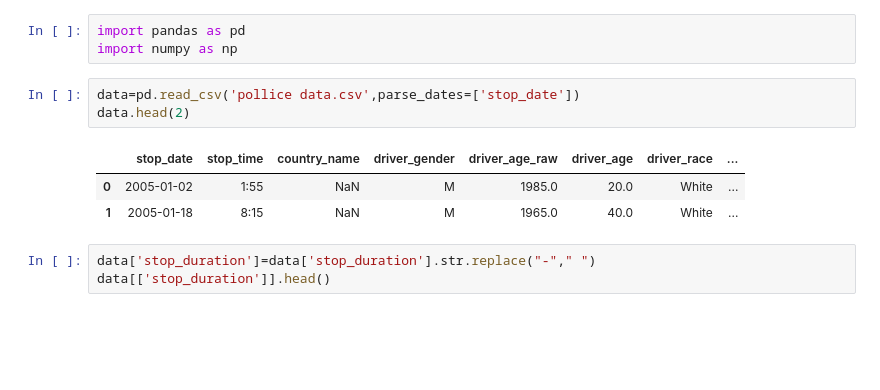
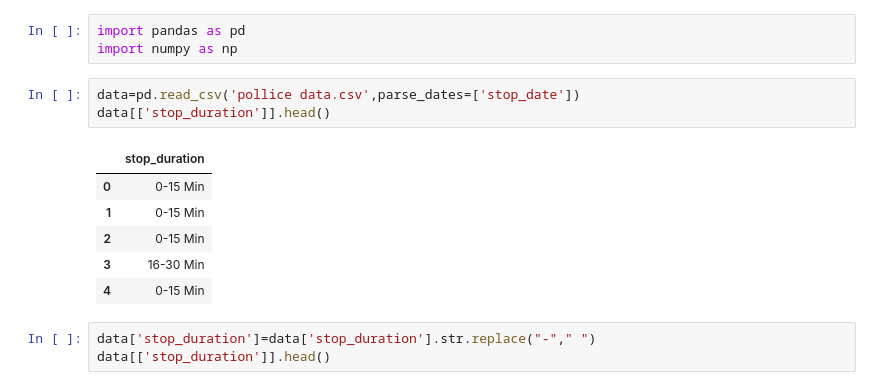
Before and after one commit to Ranjit-Singh-786/pandas-, a Jupyter notebook: 100_usefull_tricks_of_pandas.ipynb, the cells around one changed output. Drawn from its saved outputs; the diff is of its cells as text; blank space fills up the shorter version.

```diff
--- a/100_usefull_tricks_of_pandas.ipynb
+++ b/100_usefull_tricks_of_pandas.ipynb
@@ -5,11 +5,14 @@ import pandas as pd
 import numpy as np
 # %%
 data=pd.read_csv('pollice data.csv',parse_dates=['stop_date'])
-data.head(2)
+data[['stop_duration']].head()
 # %% [output]
-|  | stop_date | stop_time | country_name | driver_gender | driver_age_raw | driver_age | driver_race | ... |
-| 0 | 2005-01-02 | 1:55 | NaN | M | 1985.0 | 20.0 | White | ... |
-| 1 | 2005-01-18 | 8:15 | NaN | M | 1965.0 | 40.0 | White | ... |
+|  | stop_duration |
+| 0 | 0-15 Min |
+| 1 | 0-15 Min |
+| 2 | 0-15 Min |
+| 3 | 16-30 Min |
+| 4 | 0-15 Min |
 # %%
 data['stop_duration']=data['stop_duration'].str.replace("-"," ")
 data[['stop_duration']].head()
```
Also changed, not shown: parts of 11 cells of this notebook, 3 other files.
